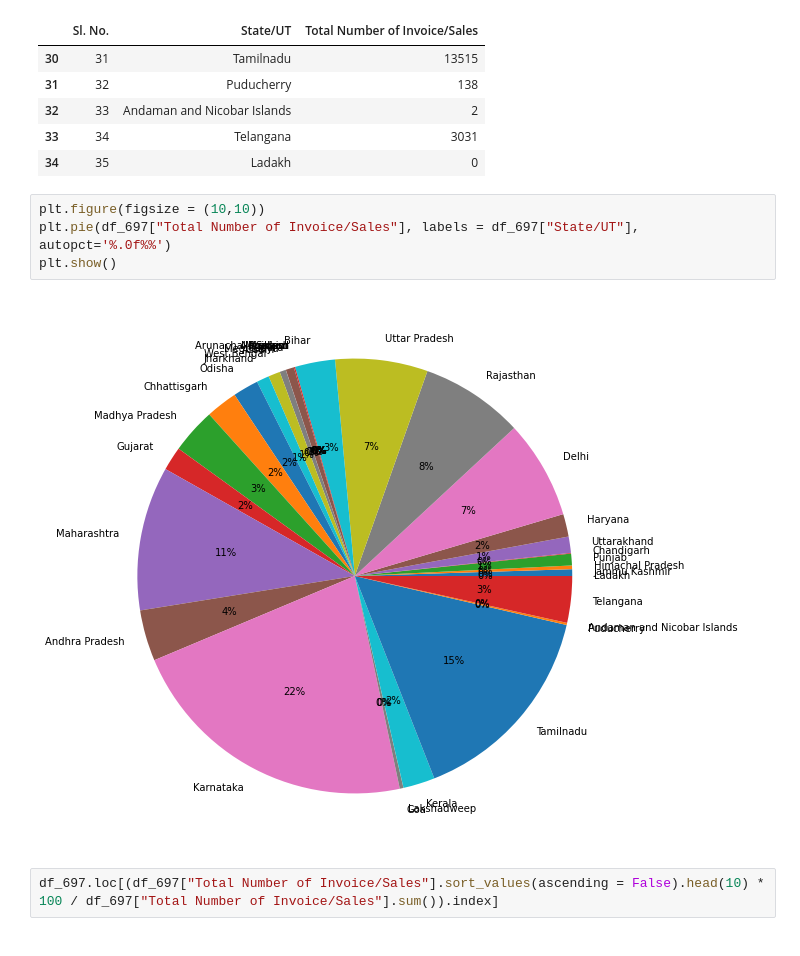
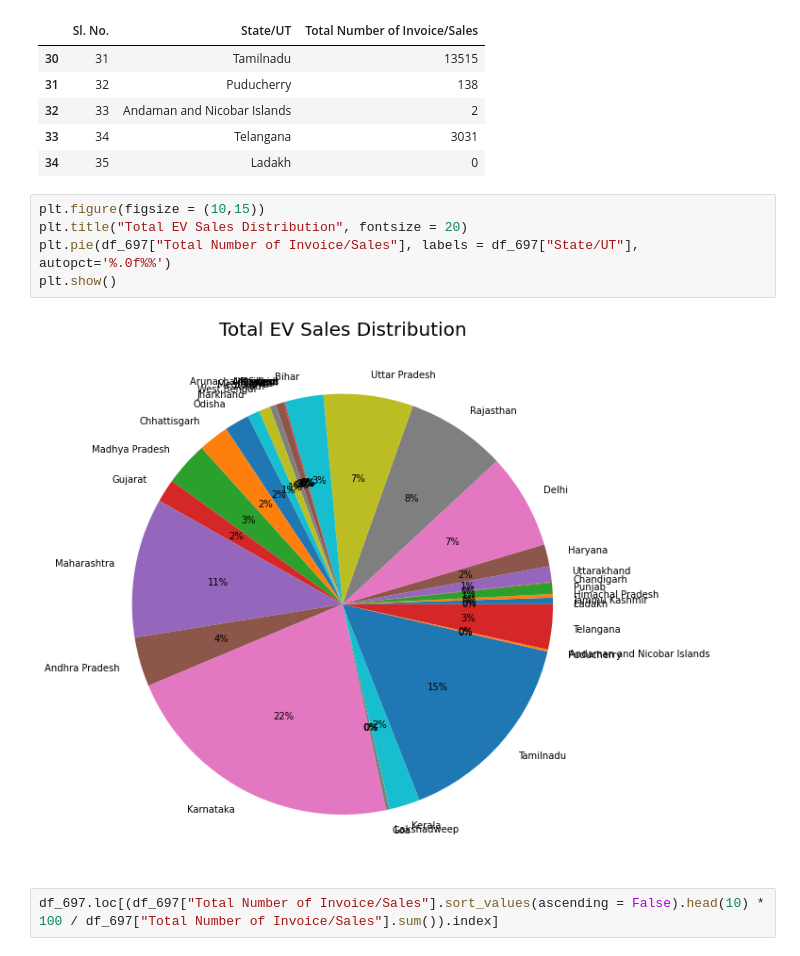
Before and after one commit to VarunIyengar/Team-Varun-Project-2, a Jupyter notebook: Varun.ipynb, the cells around one changed output. Cells and saved outputs as stored; diff of their text form.

```diff
--- a/Varun.ipynb
+++ b/Varun.ipynb
@@ -105,11 +108,12 @@ df_697.tail()
 | 33 | 34 | Telangana | 3031 |
 | 34 | 35 | Ladakh | 0 |
 # %%
-plt.figure(figsize = (10,10))
+plt.figure(figsize = (10,15))
+plt.title("Total EV Sales Distribution", fontsize = 20)
 plt.pie(df_697["Total Number of Invoice/Sales"], labels = df_697["State/UT"], autopct='%.0f%%')
 plt.show()
 # %% [output]
-[figure, old version]
+[figure, new version]
 # %%
 df_697.loc[(df_697["Total Number of Invoice/Sales"].sort_values(ascending = False).head(10) * 100 / df_697["Total Number of Invoice/Sales"].sum()).index]
 # %% [output]
```
Also changed, not shown: parts of 11 cells of this notebook.
